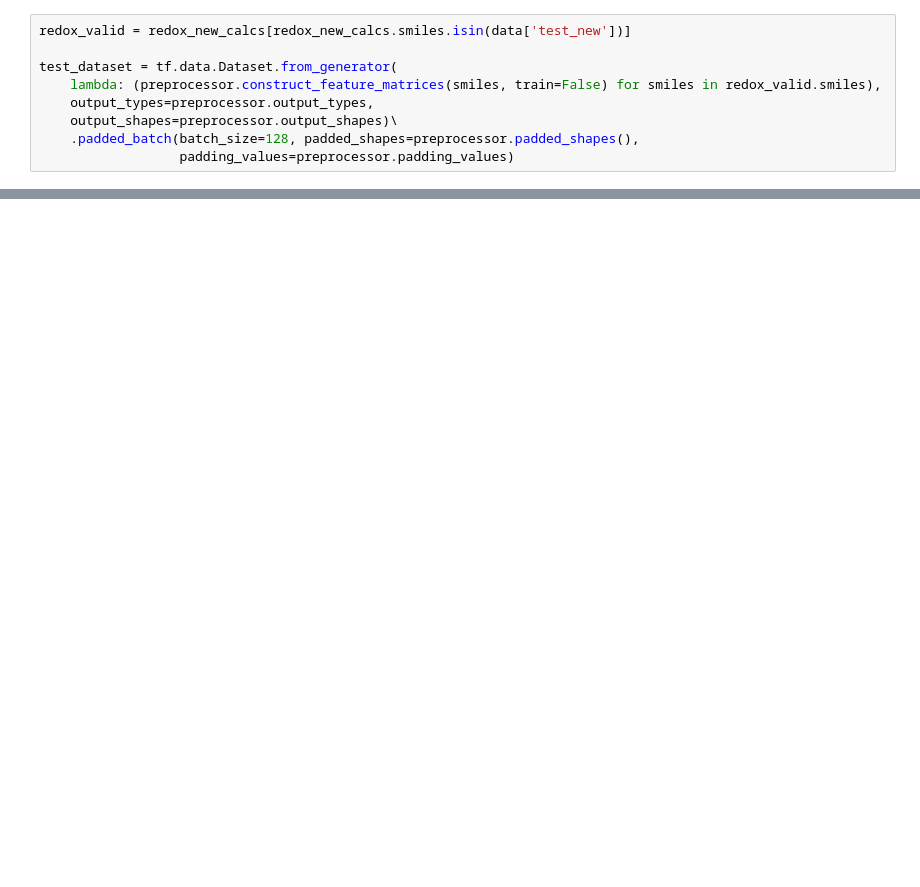
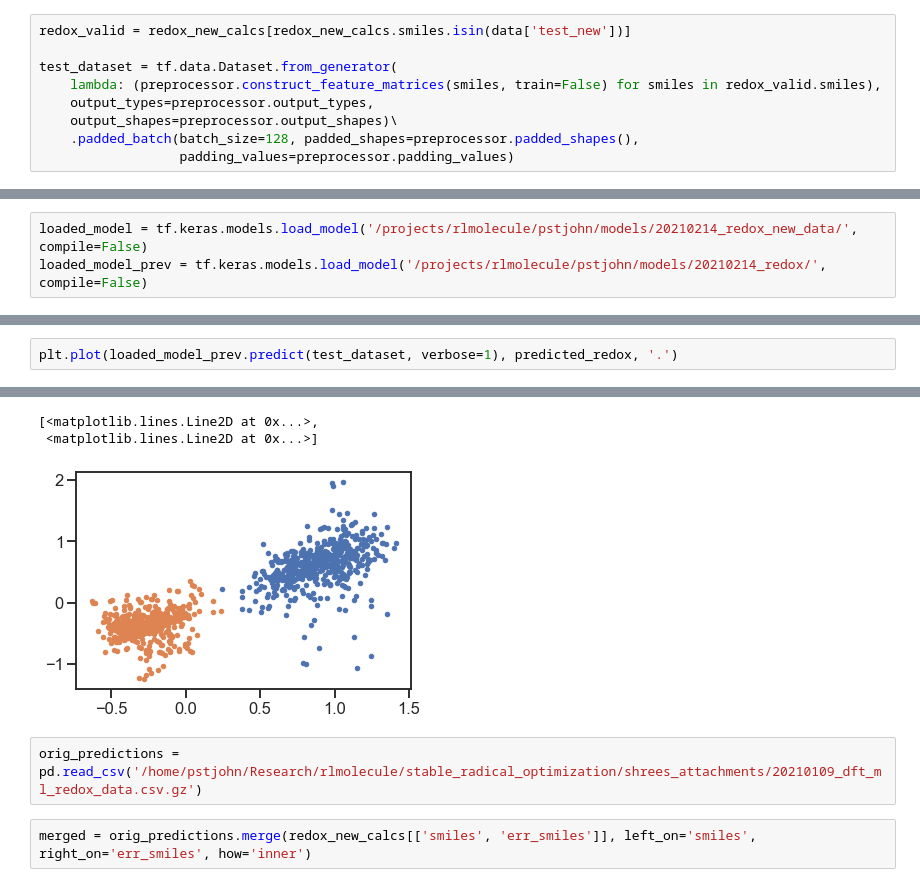
Before and after one commit to jlaw9/spin_gnn, a Jupyter notebook: 20210208_redox_rerun_new_calcs/plot_test_new_compounds.ipynb, the cells around one changed output, grey strips where cells are left out. Cells and saved outputs as stored; diff of their text form; blank space fills up the shorter version.

```diff
--- a/20210208_redox_rerun_new_calcs/plot_test_new_compounds.ipynb
+++ b/20210208_redox_rerun_new_calcs/plot_test_new_compounds.ipynb
@@ -94,0 +108,3 @@ INFO:tensorflow:Assets written to: /projects/rlmolecule/pstjohn/models/20210208_
+# %%
+loaded_model = tf.keras.models.load_model('/projects/rlmolecule/pstjohn/models/20210214_redox_new_data/', compile=False)
+loaded_model_prev = tf.keras.models.load_model('/projects/rlmolecule/pstjohn/models/20210214_redox/', compile=False)
@@ -94,0 +116,3 @@ INFO:tensorflow:Assets written to: /projects/rlmolecule/pstjohn/models/20210208_
+# %%
+plt.plot(loaded_model_prev.predict(test_dataset, verbose=1), predicted_redox, '.')
+# %% [output]
@@ -94,0 +120,7 @@ INFO:tensorflow:Assets written to: /projects/rlmolecule/pstjohn/models/20210208_
+[<matplotlib.lines.Line2D at 0x...>,
+ <matplotlib.lines.Line2D at 0x...>]
+[figure, added]
+# %%
+orig_predictions = pd.read_csv('/home/pstjohn/Research/rlmolecule/stable_radical_optimization/shrees_attachments/20210109_dft_ml_redox_data.csv.gz')
+# %%
+merged = orig_predictions.merge(redox_new_calcs[['smiles', 'err_smiles']], left_on='smiles', right_on='err_smiles', how='inner')
```
Also changed, not shown: parts of 13 cells of this notebook, 28 other files.
